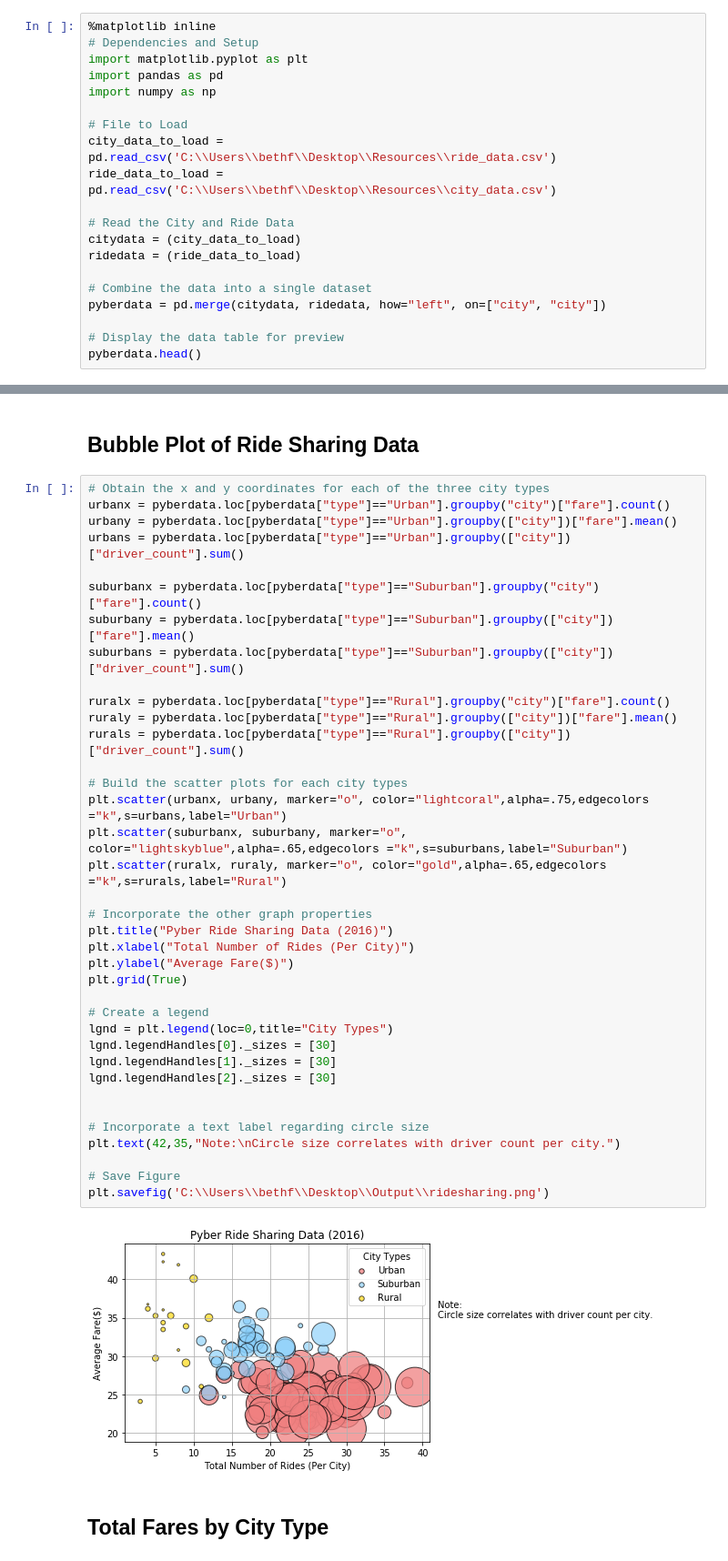
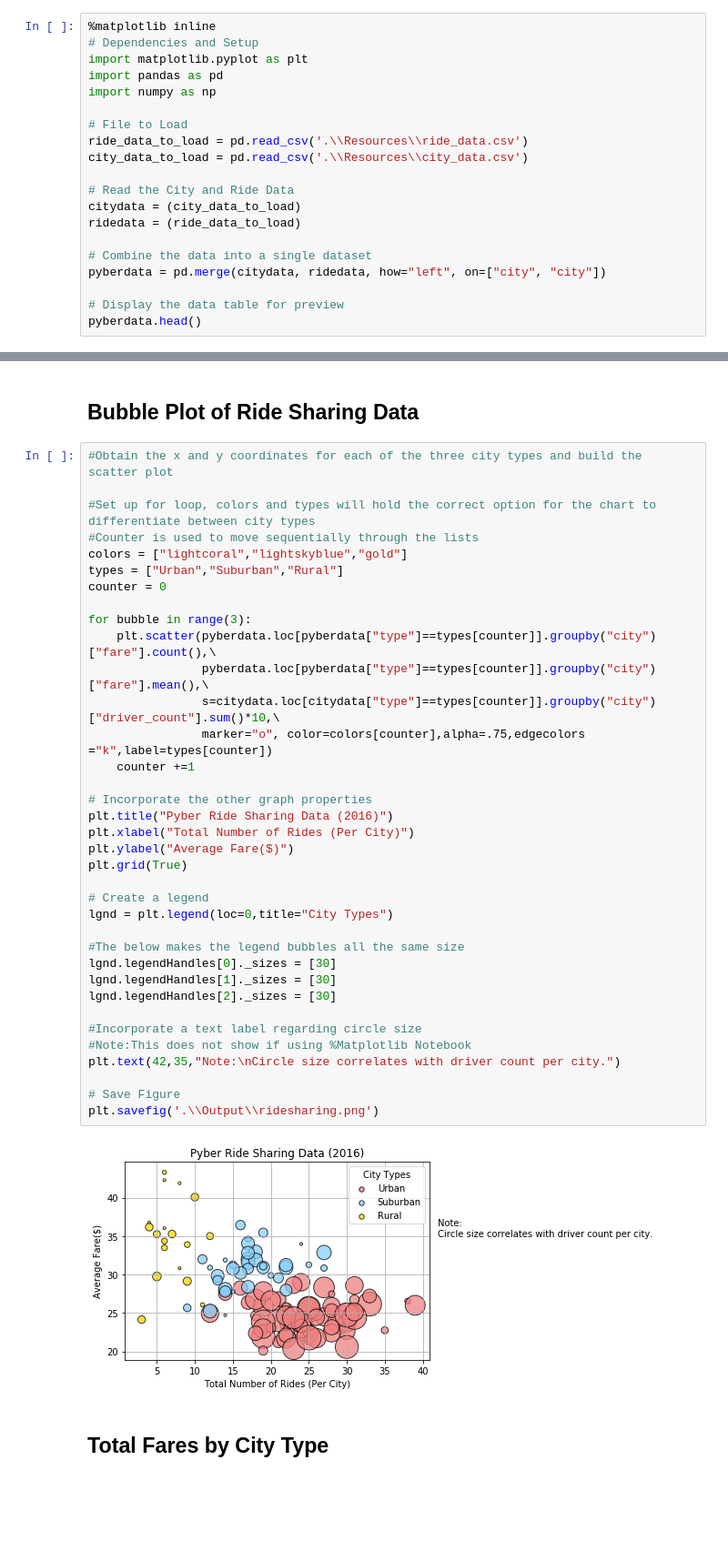
Before and after one commit to bethanylindberg/SMU_Data_Science, a Jupyter notebook: Week 5/pyber.ipynb, the cells around one changed output, grey strips where cells are left out. Shown: that part at 91% size. Saved outputs shown, nothing was run; the diff lists cells and outputs as text; blank space fills up the shorter version.

```diff
--- a/Week 5/pyber.ipynb
+++ b/Week 5/pyber.ipynb
@@ -6,8 +6,8 @@ import pandas as pd
 import numpy as np
 
 # File to Load
-city_data_to_load = pd.read_csv('C:\\Users\\bethf\\Desktop\\Resources\\ride_data.csv')
-ride_data_to_load = pd.read_csv('C:\\Users\\bethf\\Desktop\\Resources\\city_data.csv')
+ride_data_to_load = pd.read_csv('.\\Resources\\ride_data.csv')
+city_data_to_load = pd.read_csv('.\\Resources\\city_data.csv')
 
 # Read the City and Ride Data
 citydata = (city_data_to_load)
@@ -28,44 +28,43 @@ pyberdata.head()
 # %% [markdown]
 ## Bubble Plot of Ride Sharing Data
 # %%
-# Obtain the x and y coordinates for each of the three city types
-urbanx = pyberdata.loc[pyberdata["type"]=="Urban"].groupby("city")["fare"].count()
-urbany = pyberdata.loc[pyberdata["type"]=="Urban"].groupby(["city"])["fare"].mean()
-urbans = pyberdata.loc[pyberdata["type"]=="Urban"].groupby(["city"])["driver_count"].sum()
+#Obtain the x and y coordinates for each of the three city types and build the scatter plot
 
-suburbanx = pyberdata.loc[pyberdata["type"]=="Suburban"].groupby("city")["fare"].count()
-suburbany = pyberdata.loc[pyberdata["type"]=="Suburban"].groupby(["city"])["fare"].mean()
-suburbans = pyberdata.loc[pyberdata["type"]=="Suburban"].groupby(["city"])["driver_count"].sum()
+#Set up for loop, colors and types will hold the correct option for the chart to differentiate between city types
+#Counter is used to move sequentially through the lists
+colors = ["lightcoral","lightskyblue","gold"]
+types = ["Urban","Suburban","Rural"]
+counter = 0
 
-ruralx = pyberdata.loc[pyberdata["type"]=="Rural"].groupby("city")["fare"].count()
-ruraly = pyberdata.loc[pyberdata["type"]=="Rural"].groupby(["city"])["fare"].mean()
-rurals = pyberdata.loc[pyberdata["type"]=="Rural"].groupby(["city"])["driver_count"].sum()
-
-# Build the scatter plots for each city types
-plt.scatter(urbanx, urbany, marker="o", color="lightcoral",alpha=.75,edgecolors ="k",s=urbans,label="Urban")
-plt.scatter(suburbanx, suburbany, marker="o", color="lightskyblue",alpha=.65,edgecolors ="k",s=suburbans,label="Suburban")
-plt.scatter(ruralx, ruraly, marker="o", color="gold",alpha=.65,edgecolors ="k",s=rurals,label="Rural")
+for bubble in range(3):
+    plt.scatter(pyberdata.loc[pyberdata["type"]==types[counter]].groupby("city")["fare"].count(),\
+                pyberdata.loc[pyberdata["type"]==types[counter]].groupby("city")["fare"].mean(),\
+                s=citydata.loc[citydata["type"]==types[counter]].groupby("city")["driver_count"].sum()*10,\
+                marker="o", color=colors[counter],alpha=.75,edgecolors ="k",label=types[counter])
+    counter +=1
 
 # Incorporate the other graph properties
 plt.title("Pyber Ride Sharing Data (2016)")
 plt.xlabel("Total Number of Rides (Per City)")
 plt.ylabel("Average Fare($)")
 plt.grid(True)
 
 # Create a legend
 lgnd = plt.legend(loc=0,title="City Types")
+
+#The below makes the legend bubbles all the same size
 lgnd.legendHandles[0]._sizes = [30]
 lgnd.legendHandles[1]._sizes = [30]
 lgnd.legendHandles[2]._sizes = [30]
 
-
-# Incorporate a text label regarding circle size
+#Incorporate a text label regarding circle size
+#Note:This does not show if using %Matplotlib Notebook
 plt.text(42,35,"Note:\nCircle size correlates with driver count per city.")
 
 # Save Figure
-plt.savefig('C:\\Users\\bethf\\Desktop\\Output\\ridesharing.png')
+plt.savefig('.\\Output\\ridesharing.png')
 # %% [output]
-[figure, old version]
+[figure, new version]
 # %% [markdown]
 ## Total Fares by City Type
 # %%
```
Also changed, not shown: parts of 4 cells of this notebook, 14 other files.
